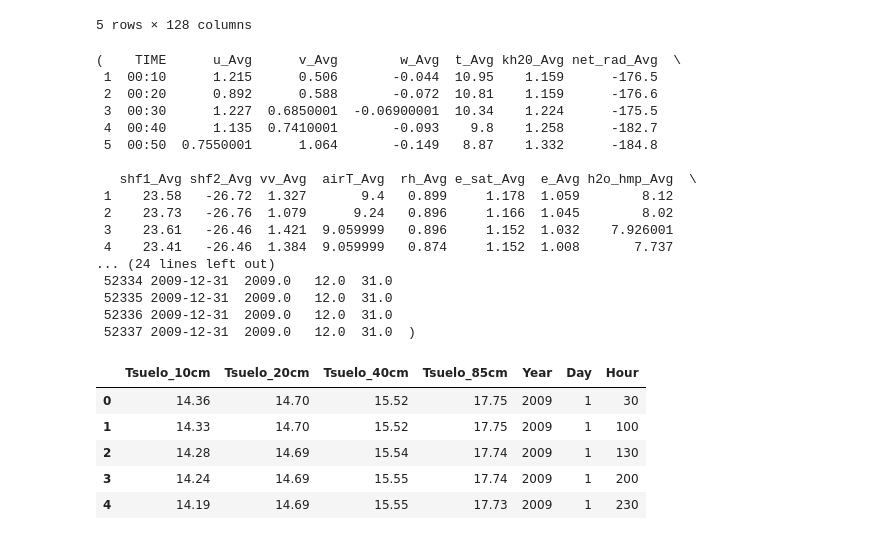
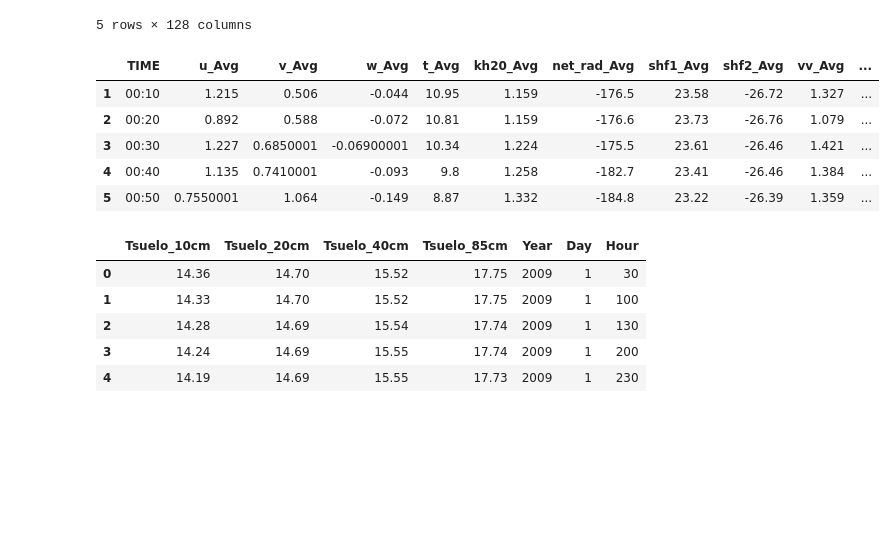
Before and after one commit to JoelA06/Tareas, a Jupyter notebook: Actividad8/Actividad8.ipynb, the cells around one changed output. Drawn from its saved outputs; the diff is of its cells as text; code cells hidden in the pictures; blank space fills up the shorter version.

```diff
--- a/Actividad8/Actividad8.ipynb
+++ b/Actividad8/Actividad8.ipynb
@@ -27,33 +27,22 @@ suelo.tail()
 # %%
 #Eliminando datos innecesarios de "meteo"
 none = []
 for m in range(0, len(meteo.columns)):
     if(re.search("^Unnamed", meteo.columns[m]) != None):
         none.append(meteo.columns[m])
 meteo = meteo.drop(none,1)
 meteo = meteo.drop(0,0)
 meteo["Date"] = pd.to_datetime(meteo.DATE, dayfirst=True)
 meteo = meteo.drop("DATE",1)
 meteo["Year"] = meteo["Date"].dt.year
 meteo["Month"] = meteo["Date"].dt.month
 meteo["Day"] = meteo["Date"].dt.day
 meteo1 = pd.DataFrame(meteo[meteo["Date"] <= "2009-12-31"])
-meteo1.head(), meteo1.tail()
+meteo1.head()
 # %% [output]
-(    TIME      u_Avg      v_Avg        w_Avg  t_Avg kh20_Avg net_rad_Avg  \
- 1  00:10      1.215      0.506       -0.044  10.95    1.159      -176.5
- 2  00:20      0.892      0.588       -0.072  10.81    1.159      -176.6
- 3  00:30      1.227  0.6850001  -0.06900001  10.34    1.224      -175.5
- 4  00:40      1.135  0.7410001       -0.093    9.8    1.258      -182.7
- 5  00:50  0.7550001      1.064       -0.149   8.87    1.332      -184.8
-
-   shf1_Avg shf2_Avg vv_Avg  airT_Avg  rh_Avg e_sat_Avg  e_Avg h2o_hmp_Avg  \
- 1    23.58   -26.72  1.327       9.4   0.899     1.178  1.059        8.12
- 2    23.73   -26.76  1.079      9.24   0.896     1.166  1.045        8.02
- 3    23.61   -26.46  1.421  9.059999   0.896     1.152  1.032    7.926001
- 4    23.41   -26.46  1.384  9.059999   0.874     1.152  1.008       7.737
-... (24 lines left out)
- 52334 2009-12-31  2009.0   12.0  31.0
- 52335 2009-12-31  2009.0   12.0  31.0
- 52336 2009-12-31  2009.0   12.0  31.0
- 52337 2009-12-31  2009.0   12.0  31.0  )
+|  | TIME | u_Avg | v_Avg | w_Avg | t_Avg | kh20_Avg | net_rad_Avg | shf1_Avg | shf2_Avg | vv_Avg | ... |
+| 1 | 00:10 | 1.215 | 0.506 | -0.044 | 10.95 | 1.159 | -176.5 | 23.58 | -26.72 | 1.327 | ... |
+| 2 | 00:20 | 0.892 | 0.588 | -0.072 | 10.81 | 1.159 | -176.6 | 23.73 | -26.76 | 1.079 | ... |
+| 3 | 00:30 | 1.227 | 0.6850001 | -0.06900001 | 10.34 | 1.224 | -175.5 | 23.61 | -26.46 | 1.421 | ... |
+| 4 | 00:40 | 1.135 | 0.7410001 | -0.093 | 9.8 | 1.258 | -182.7 | 23.41 | -26.46 | 1.384 | ... |
+| 5 | 00:50 | 0.7550001 | 1.064 | -0.149 | 8.87 | 1.332 | -184.8 | 23.22 | -26.39 | 1.359 | ... |
```
Also changed, not shown: parts of 10 cells of this notebook, 1 other file.
